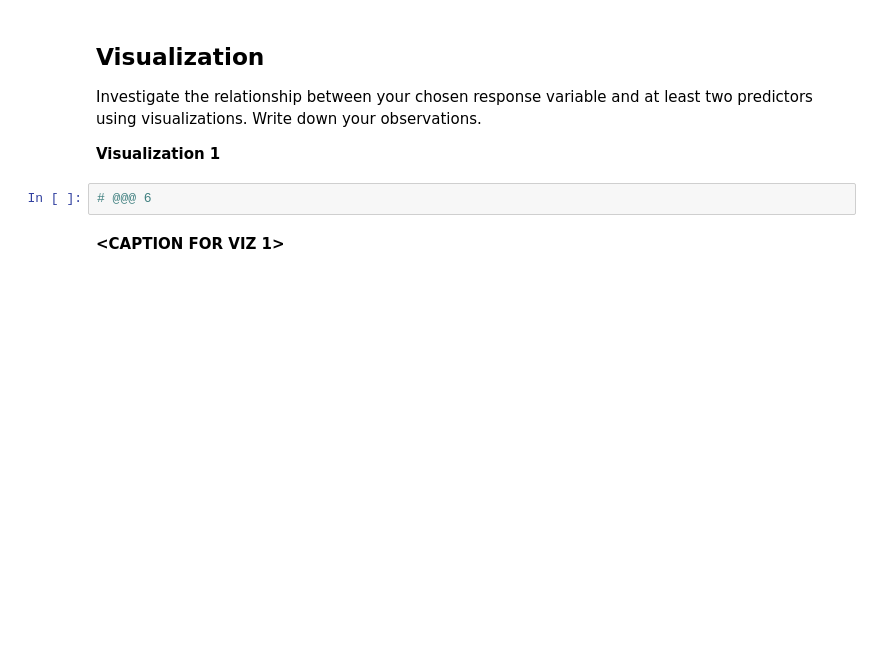
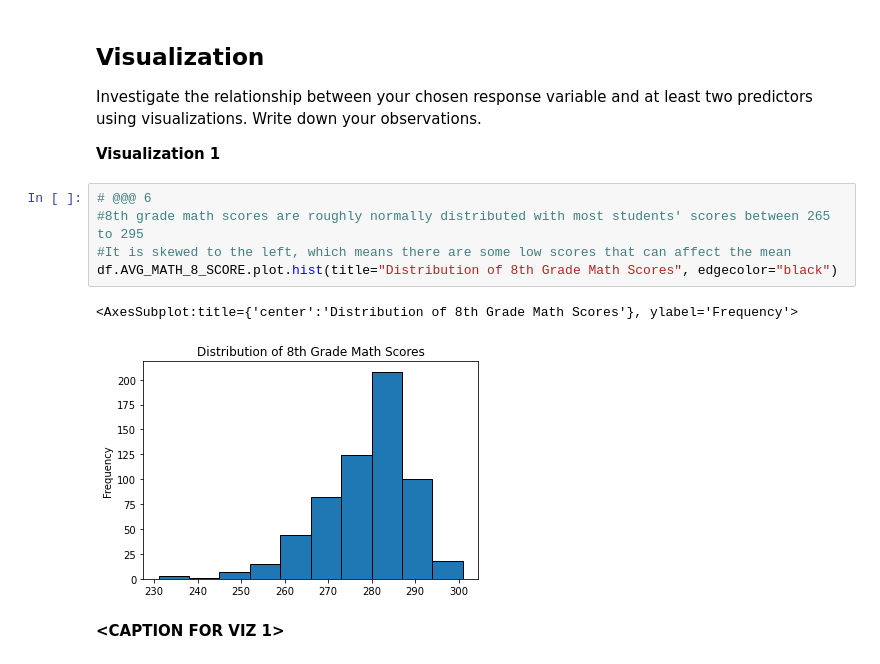
Before and after one commit to Ruohan0413/MDST-Tutorial, a Jupyter notebook: tutorial1/checkpoint1.ipynb, the cells around one changed output. Drawn from its saved outputs; the diff is of its cells as text; blank space fills up the shorter version.

```diff
--- a/tutorial1/checkpoint1.ipynb
+++ b/tutorial1/checkpoint1.ipynb
@@ -150,8 +150,14 @@ Feature engineering justification: **<BRIEFLY DESCRIBE WHY YOU MADE THE CHANGES
 Investigate the relationship between your chosen response variable and at least two predictors using visualizations. Write down your observations.
 
 **Visualization 1**
-# %%
-# @@@ 6
+# %%
+# @@@ 6
+#8th grade math scores are roughly normally distributed with most students' scores between 265 to 295
+#It is skewed to the left, which means there are some low scores that can affect the mean
+df.AVG_MATH_8_SCORE.plot.hist(title="Distribution of 8th Grade Math Scores", edgecolor="black")
+# %% [output]
+<AxesSubplot:title={'center':'Distribution of 8th Grade Math Scores'}, ylabel='Frequency'>
+[figure, added]
 # %% [markdown]
 **<CAPTION FOR VIZ 1>**
 # %% [markdown]
```
Also changed, not shown: parts of 12 cells of this notebook.
